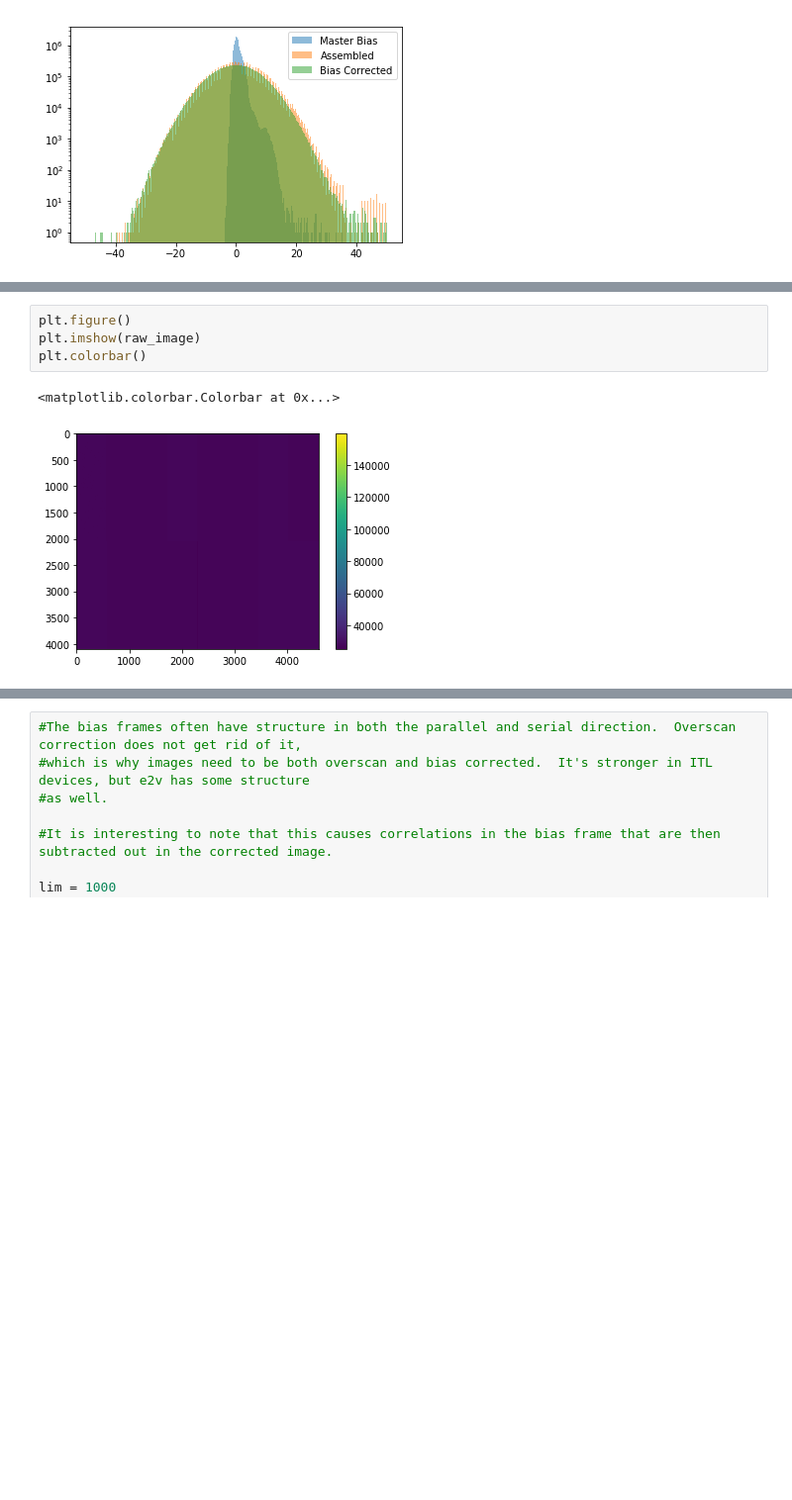
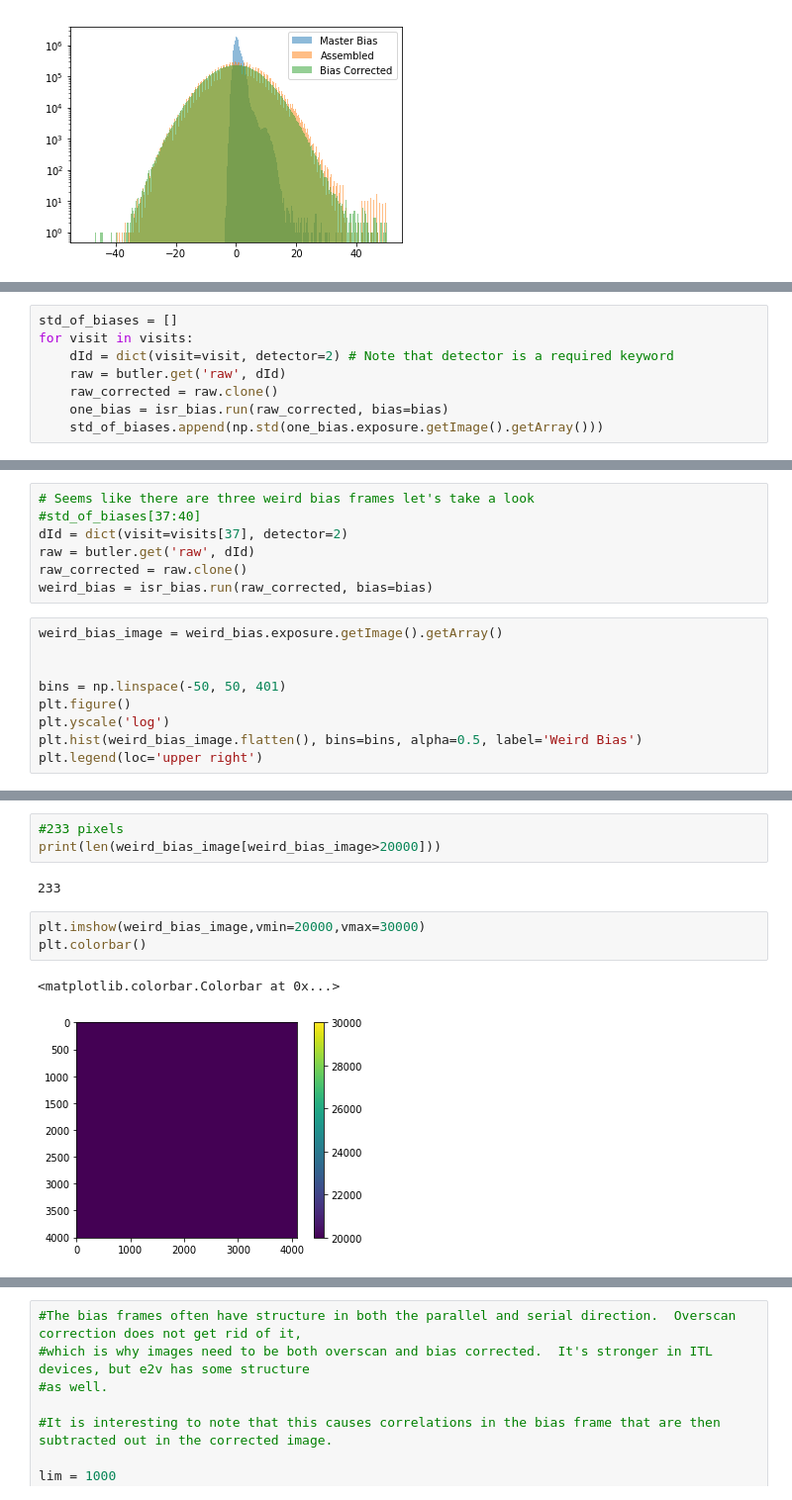
Before and after one commit to lsst/bootcamp-work, a Jupyter notebook: isr_exploration/noise_distributions.ipynb, the cells around one changed output, grey strips where cells are left out. Shown at 99% size. Drawn from its saved outputs; the diff is of its cells as text; blank space fills up the shorter version.

```diff
--- a/isr_exploration/noise_distributions.ipynb
+++ b/isr_exploration/noise_distributions.ipynb
@@ -167,0 +170,8 @@ plt.legend(loc='upper right')
+# %%
+std_of_biases = []
+for visit in visits:
+    dId = dict(visit=visit, detector=2) # Note that detector is a required keyword
+    raw = butler.get('raw', dId)
+    raw_corrected = raw.clone()
+    one_bias = isr_bias.run(raw_corrected, bias=bias)
+    std_of_biases.append(np.std(one_bias.exposure.getImage().getArray()))
@@ -167,0 +185,16 @@ plt.legend(loc='upper right')
+# %%
+# Seems like there are three weird bias frames let's take a look
+#std_of_biases[37:40]
+dId = dict(visit=visits[37], detector=2)
+raw = butler.get('raw', dId)
+raw_corrected = raw.clone()
+weird_bias = isr_bias.run(raw_corrected, bias=bias)
+# %%
+weird_bias_image = weird_bias.exposure.getImage().getArray()
+
+
+bins = np.linspace(-50, 50, 401)
+plt.figure()
+plt.yscale('log')
+plt.hist(weird_bias_image.flatten(), bins=bins, alpha=0.5, label='Weird Bias')
+plt.legend(loc='upper right')
@@ -168,7 +238,11 @@ plt.legend(loc='upper right')
+# %%
+#233 pixels
+print(len(weird_bias_image[weird_bias_image>20000]))
+# %% [output]
+233
 # %%
-plt.figure()
-plt.imshow(raw_image)
+plt.imshow(weird_bias_image,vmin=20000,vmax=30000)
 plt.colorbar()
 # %% [output]
 <matplotlib.colorbar.Colorbar at 0x...>
-[figure, old version]
+[figure, new version]
```
Also changed, not shown: parts of 17 cells of this notebook.
